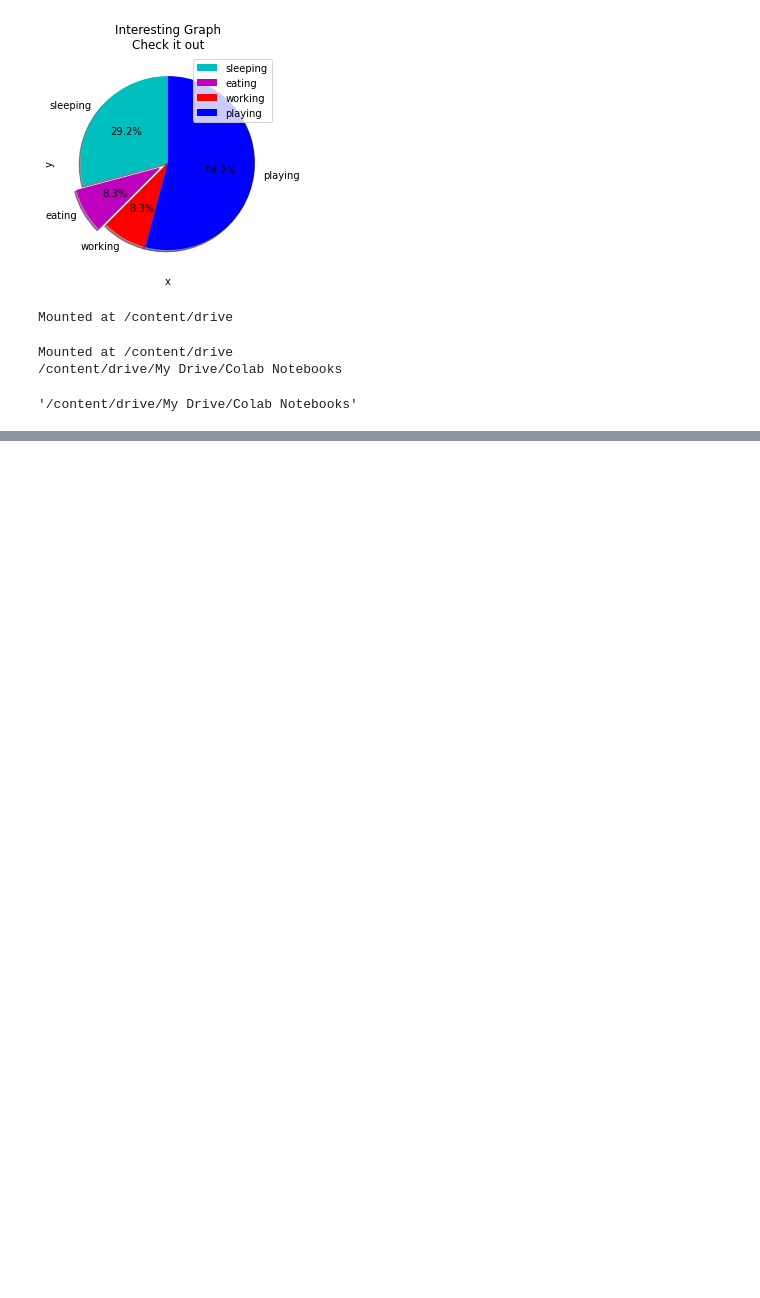
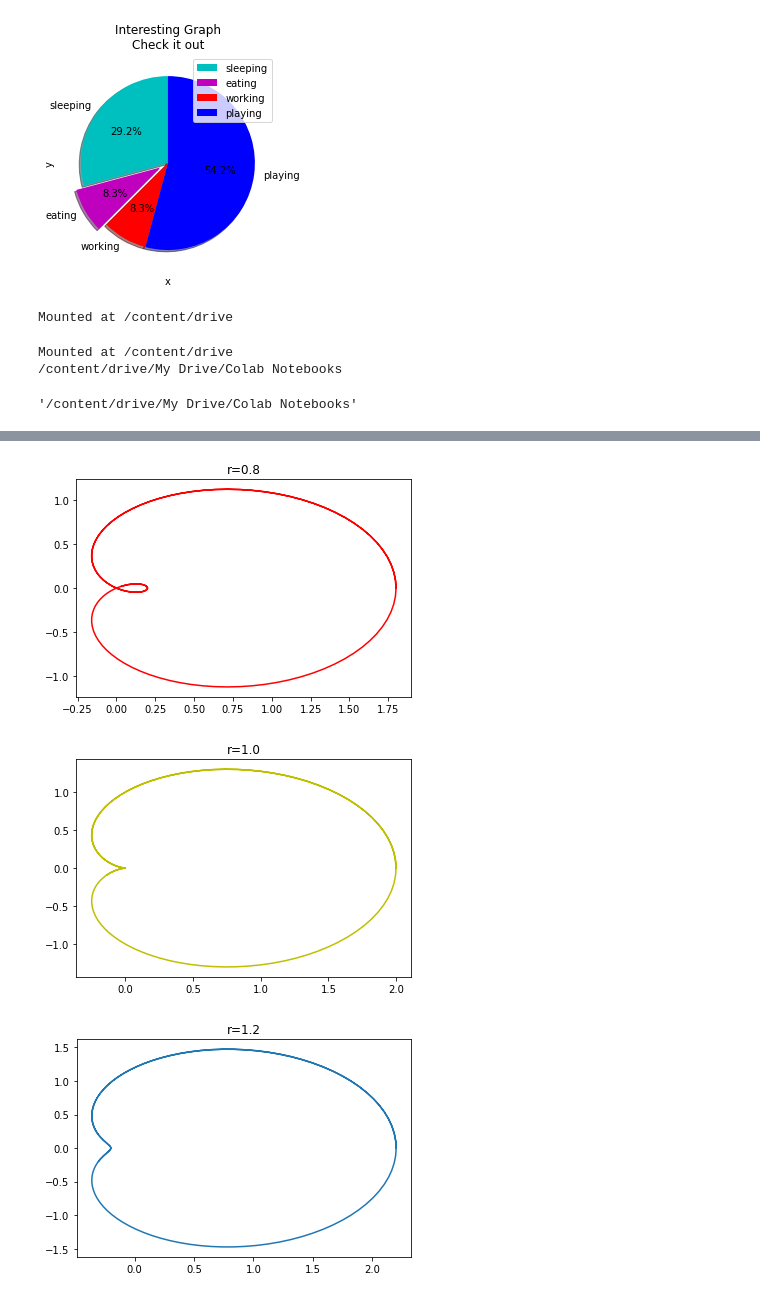
Before and after one commit to Aditigv/AI-ML-Lab, a Jupyter notebook: ML_AI_lab_3.ipynb, the cells around one changed output, grey strips where cells are left out. Saved outputs shown, nothing was run; the diff lists cells and outputs as text; code cells hidden in the pictures; blank space fills up the shorter version.

```diff
--- a/ML_AI_lab_3.ipynb
+++ b/ML_AI_lab_3.ipynb
@@ -154,0 +172,33 @@ Mounted at /content/drive
+# %%
+import numpy as np
+from matplotlib import pyplot as plt
+theta = np.linspace(0, 10, 200)
+# r = r0 + cos θ
+r = 0.8 + np.cos(theta)
+r1 = 1.0 + np.cos(theta)
+r2 = 1.2 + np.cos(theta)
+# x and y values for r=0.8
+x = r * np.cos(theta)
+y = r * np.sin(theta)
+#x and y values for r = 1.0
+x1 = r1 * np.cos(theta)
+y1 = r1 * np.sin(theta)
+#x and y values for r = 1.2
+x2 = r2 * np.cos(theta)
+y2 = r2 * np.sin(theta)
+# plot licamon for r = 0.8
+plt.plot(x,y,color='r')
+plt.title('r=0.8')
+plt.show()
+# plot licamon for r = 1.0
+plt.plot(x1,y1,color='y')
+plt.title('r=1.0')
+plt.show()
+# plot licamon for r = 1.2
+plt.plot(x2,y2)
+plt.title('r=1.2')
+plt.show()
+# %% [output]
+[figure, added]
+[figure, added]
+[figure, added]
```
Also changed, not shown: parts of 2 cells of this notebook.
